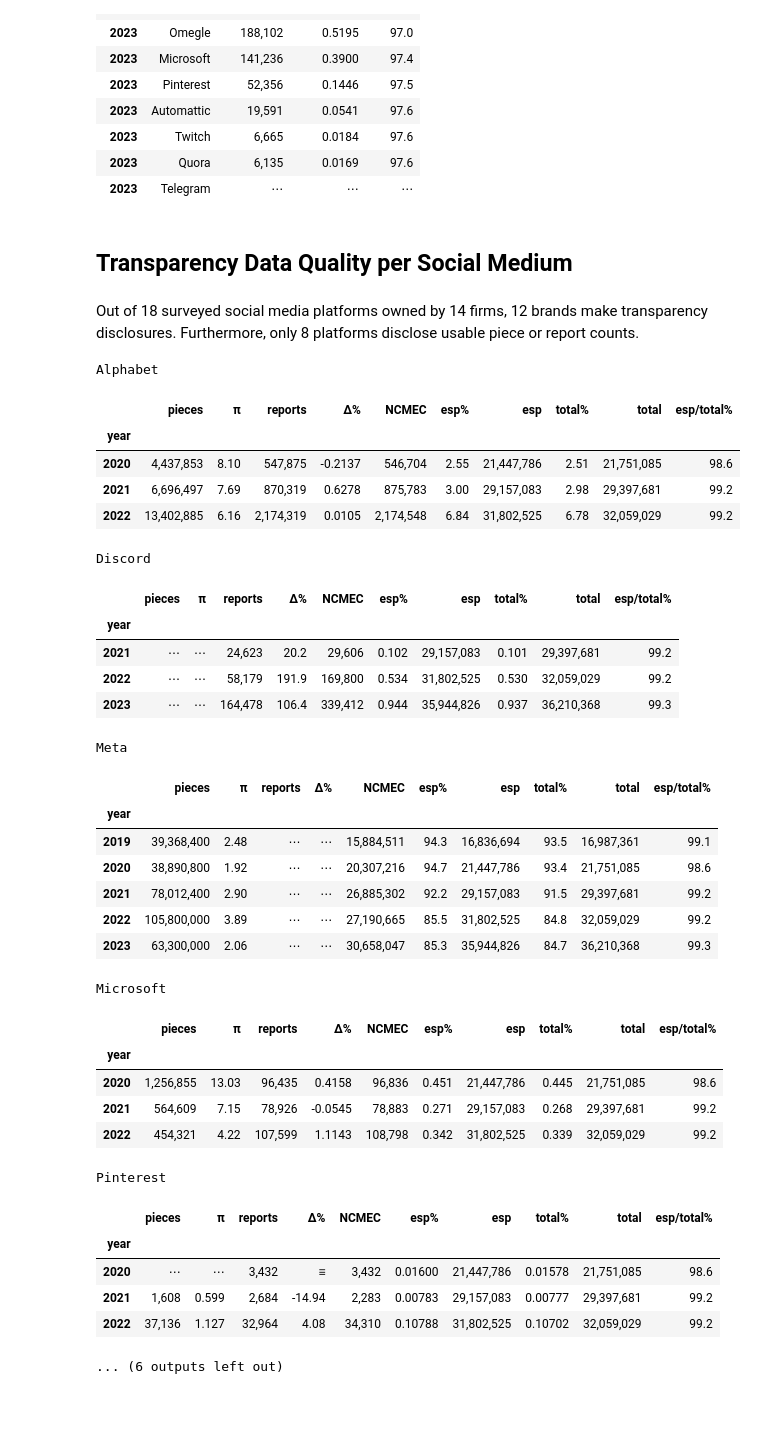
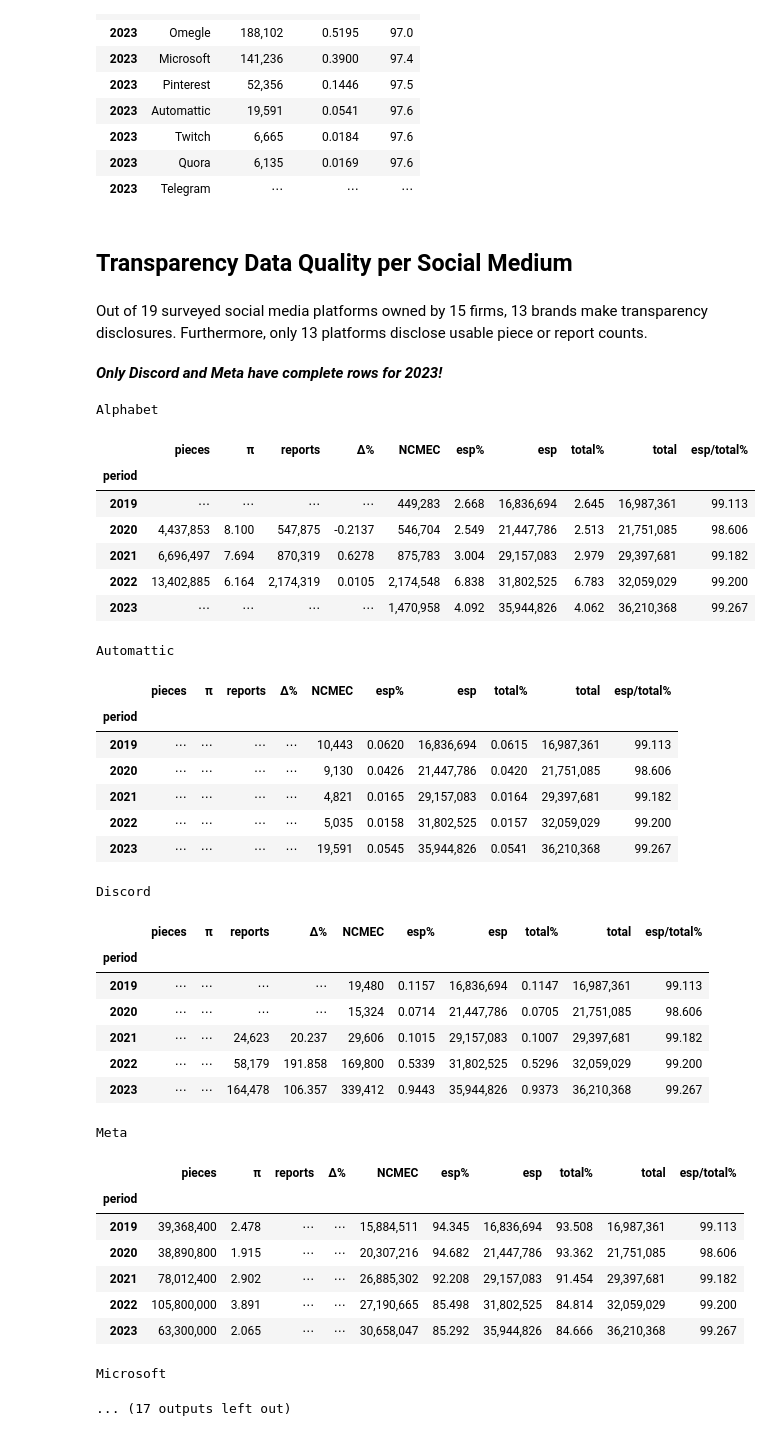
Before and after one commit to apparebit/diaphanous, a Jupyter notebook: analysis/platform.ipynb, the cells around one changed output. Cells and saved outputs as stored; diff of their text form; code cells hidden in the pictures; blank space fills up the shorter version.

```diff
--- a/analysis/platform.ipynb
+++ b/analysis/platform.ipynb
@@ -183,65 +184,70 @@ Social Media by CSAM Reports Filed in 2023
 | 2023 | Telegram | ⋯ | ⋯ | ⋯ |
 # %%
 show('<h2>Transparency Data Quality per Social Medium</h2>')
+
+# No piece counts are available for the rest of Microsoft in 2019.
+# So we drop LinkedIn's data, which is in the noise already.
+linkedin = data.disclosures["LinkedIn"]
+linkedin.loc[linkedin.index.year == 2019, "pieces"] = None
 
 comparisons = compare_all_platform_reports(data)
 
 brand_holders = len(data.brands)
 brand_holder_brands = sum(len(brands) for brands in data.brands.values())
 # Account for '@' and 'NCMEC':
 surveyed_brands = len(REPORTS_PER_PLATFORM) - 1 - 1 - brand_holders
 surveyed_firms = surveyed_brands - brand_holder_brands + brand_holders
 # Account for 'NCMEC':
 brands_with_disclosures = len(set(data.disclosures) - set(data.brands)) - 1
 
 show(
     f"""
     Out of {surveyed_brands} surveyed social media platforms owned by
     {surveyed_firms} firms, {brands_with_disclosures} brands make transparency
     disclosures. Furthermore, only {len(comparisons)} platforms disclose usable
     piece or report counts.
     """
 )
 
+show("<strong><em>Only Discord and Meta have complete rows for 2023!</em></strong>")
+
 for platform, table in comparisons.items():
-    # We have only LinkedIn's pieces available for 2019, but those counts are
-    # tiny when compared to Microsoft's. Hence we ignore 2019.
-    if platform == "Microsoft":
-        table = table.loc[table.index.year != 2019]
-    show(table, caption=platform)
+    show(table, caption=platform, min_precision=3)
 # %% [output]
 Transparency Data Quality per Social Medium
-Out of 18 surveyed social media platforms owned by 14 firms, 12 brands make transparency disclosures. Furthermore, only 8 platforms disclose usable piece or report counts.
+Out of 19 surveyed social media platforms owned by 15 firms, 13 brands make transparency disclosures. Furthermore, only 13 platforms disclose usable piece or report counts.
+Only Discord and Meta have complete rows for 2023!
 Alphabet
 |  | pieces | π | reports | Δ% | NCMEC | esp% | esp | total% | total | esp/total% |
-| year |  |  |  |  |  |  |  |  |  |  |
-| 2020 | 4,437,853 | 8.10 | 547,875 | -0.2137 | 546,704 | 2.55 | 21,447,786 | 2.51 | 21,751,085 | 98.6 |
-| 2021 | 6,696,497 | 7.69 | 870,319 | 0.6278 | 875,783 | 3.00 | 29,157,083 | 2.98 | 29,397,681 | 99.2 |
-| 2022 | 13,402,885 | 6.16 | 2,174,319 | 0.0105 | 2,174,548 | 6.84 | 31,802,525 | 6.78 | 32,059,029 | 99.2 |
+| period |  |  |  |  |  |  |  |  |  |  |
+| 2019 | ⋯ | ⋯ | ⋯ | ⋯ | 449,283 | 2.668 | 16,836,694 | 2.645 | 16,987,361 | 99.113 |
+| 2020 | 4,437,853 | 8.100 | 547,875 | -0.2137 | 546,704 | 2.549 | 21,447,786 | 2.513 | 21,751,085 | 98.606 |
+| 2021 | 6,696,497 | 7.694 | 870,319 | 0.6278 | 875,783 | 3.004 | 29,157,083 | 2.979 | 29,397,681 | 99.182 |
+| 2022 | 13,402,885 | 6.164 | 2,174,319 | 0.0105 | 2,174,548 | 6.838 | 31,802,525 | 6.783 | 32,059,029 | 99.200 |
+| 2023 | ⋯ | ⋯ | ⋯ | ⋯ | 1,470,958 | 4.092 | 35,944,826 | 4.062 | 36,210,368 | 99.267 |
-Discord
+Automattic
 |  | pieces | π | reports | Δ% | NCMEC | esp% | esp | total% | total | esp/total% |
-| year |  |  |  |  |  |  |  |  |  |  |
-| 2021 | ⋯ | ⋯ | 24,623 | 20.2 | 29,606 | 0.102 | 29,157,083 | 0.101 | 29,397,681 | 99.2 |
-| 2022 | ⋯ | ⋯ | 58,179 | 191.9 | 169,800 | 0.534 | 31,802,525 | 0.530 | 32,059,029 | 99.2 |
-| 2023 | ⋯ | ⋯ | 164,478 | 106.4 | 339,412 | 0.944 | 35,944,826 | 0.937 | 36,210,368 | 99.3 |
+| period |  |  |  |  |  |  |  |  |  |  |
+| 2019 | ⋯ | ⋯ | ⋯ | ⋯ | 10,443 | 0.0620 | 16,836,694 | 0.0615 | 16,987,361 | 99.113 |
+| 2020 | ⋯ | ⋯ | ⋯ | ⋯ | 9,130 | 0.0426 | 21,447,786 | 0.0420 | 21,751,085 | 98.606 |
+| 2021 | ⋯ | ⋯ | ⋯ | ⋯ | 4,821 | 0.0165 | 29,157,083 | 0.0164 | 29,397,681 | 99.182 |
+| 2022 | ⋯ | ⋯ | ⋯ | ⋯ | 5,035 | 0.0158 | 31,802,525 | 0.0157 | 32,059,029 | 99.200 |
+| 2023 | ⋯ | ⋯ | ⋯ | ⋯ | 19,591 | 0.0545 | 35,944,826 | 0.0541 | 36,210,368 | 99.267 |
-Meta
+Discord
 |  | pieces | π | reports | Δ% | NCMEC | esp% | esp | total% | total | esp/total% |
-| year |  |  |  |  |  |  |  |  |  |  |
-| 2019 | 39,368,400 | 2.48 | ⋯ | ⋯ | 15,884,511 | 94.3 | 16,836,694 | 93.5 | 16,987,361 | 99.1 |
-| 2020 | 38,890,800 | 1.92 | ⋯ | ⋯ | 20,307,216 | 94.7 | 21,447,786 | 93.4 | 21,751,085 | 98.6 |
-| 2021 | 78,012,400 | 2.90 | ⋯ | ⋯ | 26,885,302 | 92.2 | 29,157,083 | 91.5 | 29,397,681 | 99.2 |
-| 2022 | 105,800,000 | 3.89 | ⋯ | ⋯ | 27,190,665 | 85.5 | 31,802,525 | 84.8 | 32,059,029 | 99.2 |
-| 2023 | 63,300,000 | 2.06 | ⋯ | ⋯ | 30,658,047 | 85.3 | 35,944,826 | 84.7 | 36,210,368 | 99.3 |
+| period |  |  |  |  |  |  |  |  |  |  |
+| 2019 | ⋯ | ⋯ | ⋯ | ⋯ | 19,480 | 0.1157 | 16,836,694 | 0.1147 | 16,987,361 | 99.113 |
+| 2020 | ⋯ | ⋯ | ⋯ | ⋯ | 15,324 | 0.0714 | 21,447,786 | 0.0705 | 21,751,085 | 98.606 |
+| 2021 | ⋯ | ⋯ | 24,623 | 20.237 | 29,606 | 0.1015 | 29,157,083 | 0.1007 | 29,397,681 | 99.182 |
+| 2022 | ⋯ | ⋯ | 58,179 | 191.858 | 169,800 | 0.5339 | 31,802,525 | 0.5296 | 32,059,029 | 99.200 |
+| 2023 | ⋯ | ⋯ | 164,478 | 106.357 | 339,412 | 0.9443 | 35,944,826 | 0.9373 | 36,210,368 | 99.267 |
-Microsoft
+Meta
 |  | pieces | π | reports | Δ% | NCMEC | esp% | esp | total% | total | esp/total% |
-| year |  |  |  |  |  |  |  |  |  |  |
-| 2020 | 1,256,855 | 13.03 | 96,435 | 0.4158 | 96,836 | 0.451 | 21,447,786 | 0.445 | 21,751,085 | 98.6 |
-| 2021 | 564,609 | 7.15 | 78,926 | -0.0545 | 78,883 | 0.271 | 29,157,083 | 0.268 | 29,397,681 | 99.2 |
-| 2022 | 454,321 | 4.22 | 107,599 | 1.1143 | 108,798 | 0.342 | 31,802,525 | 0.339 | 32,059,029 | 99.2 |
+| period |  |  |  |  |  |  |  |  |  |  |
+| 2019 | 39,368,400 | 2.478 | ⋯ | ⋯ | 15,884,511 | 94.345 | 16,836,694 | 93.508 | 16,987,361 | 99.113 |
+| 2020 | 38,890,800 | 1.915 | ⋯ | ⋯ | 20,307,216 | 94.682 | 21,447,786 | 93.362 | 21,751,085 | 98.606 |
+| 2021 | 78,012,400 | 2.902 | ⋯ | ⋯ | 26,885,302 | 92.208 | 29,157,083 | 91.454 | 29,397,681 | 99.182 |
+| 2022 | 105,800,000 | 3.891 | ⋯ | ⋯ | 27,190,665 | 85.498 | 31,802,525 | 84.814 | 32,059,029 | 99.200 |
+| 2023 | 63,300,000 | 2.065 | ⋯ | ⋯ | 30,658,047 | 85.292 | 35,944,826 | 84.666 | 36,210,368 | 99.267 |
-Pinterest
+Microsoft
-|  | pieces | π | reports | Δ% | NCMEC | esp% | esp | total% | total | esp/total% |
-| year |  |  |  |  |  |  |  |  |  |  |
-| 2020 | ⋯ | ⋯ | 3,432 | ≡ | 3,432 | 0.01600 | 21,447,786 | 0.01578 | 21,751,085 | 98.6 |
-| 2021 | 1,608 | 0.599 | 2,684 | -14.94 | 2,283 | 0.00783 | 29,157,083 | 0.00777 | 29,397,681 | 99.2 |
-| 2022 | 37,136 | 1.127 | 32,964 | 4.08 | 34,310 | 0.10788 | 31,802,525 | 0.10702 | 32,059,029 | 99.2 |
-... (6 outputs left out)
+... (17 outputs left out)
```
Also changed, not shown: parts of 2 cells of this notebook, 5 other files.
